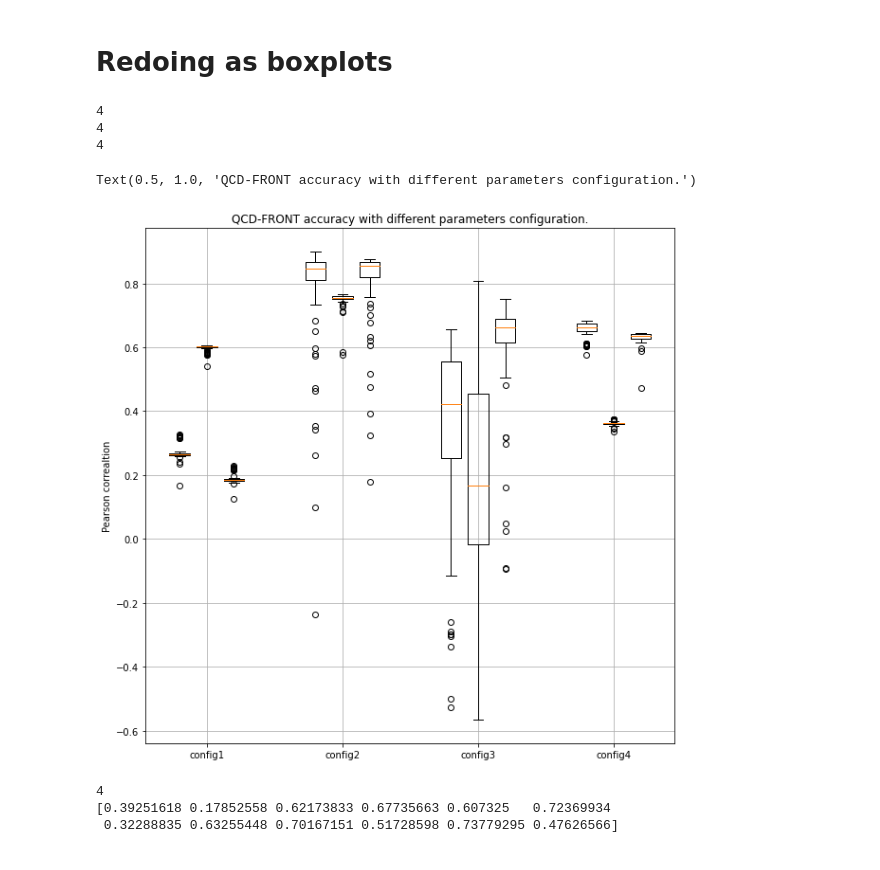
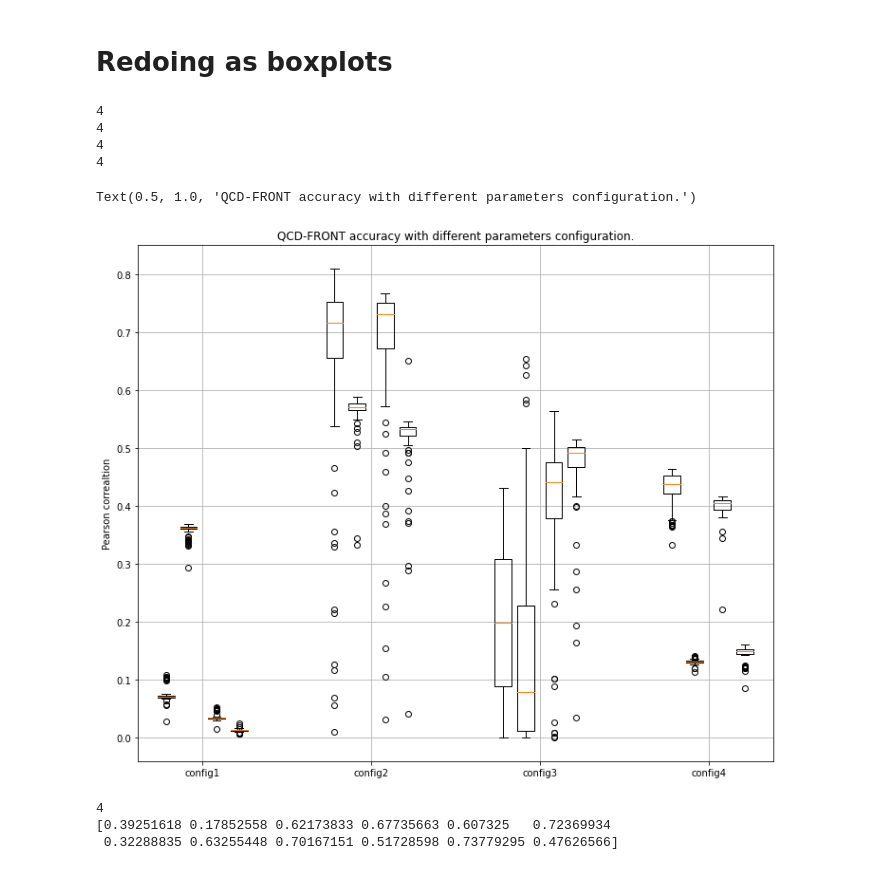
Before and after one commit to jpcsmith/qcsd-experiments, a Jupyter notebook: notebooks/redoing_plots.ipynb, the cells around one changed output. Cells and saved outputs as stored; diff of their text form; code cells hidden in the pictures.

Commit message:
added ba0bab data to plot, plotting squares

```diff
--- a/notebooks/redoing_plots.ipynb
+++ b/notebooks/redoing_plots.ipynb
@@ -96,6 +96,13 @@ conf2_dabba_f = f"{resdir}/pearson/front/config2/dabbad00/aggregate/res_dummy.js
 conf3_dabba_f = f"{resdir}/pearson/front/config3/dabbad00/aggregate/res_dummy.json"
 conf4_dabba_f = f"{resdir}/pearson/front/config4/dabbad00/aggregate/res_dummy.json"
 dabba_f = [conf1_dabba_f, conf2_dabba_f, conf3_dabba_f, conf4_dabba_f]
+
+conf1_ba0bab_f = f"{resdir}/pearson/front/config1/ba0bab/aggregate/res_dummy.json"
+conf2_ba0bab_f = f"{resdir}/pearson/front/config2/ba0bab/aggregate/res_dummy.json"
+conf3_ba0bab_f = f"{resdir}/pearson/front/config3/ba0bab/aggregate/res_dummy.json"
+conf4_ba0bab_f = f"{resdir}/pearson/front/config4/ba0bab/aggregate/res_dummy.json"
+ba0bab_f = [conf1_ba0bab_f, conf2_ba0bab_f, conf3_ba0bab_f, conf4_ba0bab_f]
+
 
 # data cafe
 cafe = {}
@@ -136,37 +143,56 @@ for file, conf in zip(dabba_f, confs):
     dabba[conf] = {"TX": tx_means, "RX": rx_means}
     data_dabba += [rx_means]
 
+# data dabba
+ba0bab = {}
+data_ba0bab = []
+for file, conf in zip(ba0bab_f, confs):
+    with open(file, "r") as f:
+        jsonfile = json.load(f)
+    pearsons_TX = jsonfile['TX']
+    pearsons_RX = jsonfile['RX']
+    (tx_means, pearsons_TX) = aggregate_and_means(pearsons_TX)
+    (rx_means, pearsons_RX) = aggregate_and_means(pearsons_RX)
+    ba0bab[conf] = {"TX": tx_means, "RX": rx_means}
+    data_ba0bab += [rx_means]
+
 print(len(data_cafe))
 print(len(data_dead))
 print(len(data_dabba))
+print(len(data_ba0bab))
 # %% [output]
 4
 4
 4
+4
 # %%
-f, ax = plt.subplots(1,1, figsize=(10,10))
+f, ax = plt.subplots(1,1, figsize=(12,10))
 
-bpcafe = ax.boxplot(data_cafe,
-                    positions=np.array(range(len(data_cafe)))*2.0-0.4,
+bpcafe = ax.boxplot(np.square(data_cafe),
+                    positions=np.array(range(len(data_cafe)))*3.0-0.65,
                     widths=0.3
                     )
-bpdead = ax.boxplot(data_dead,
-                    positions=np.array(range(len(data_dead)))*2.0+0.0,
+bpdead = ax.boxplot(np.square(data_dead),
+                    positions=np.array(range(len(data_dead)))*3.0-0.25,
                     widths=0.3
                     )
-bpdabba = ax.boxplot(data_dabba,
-                    positions=np.array(range(len(data_dabba)))*2.0+0.4,
+bpdabba = ax.boxplot(np.square(data_dabba),
+                    positions=np.array(range(len(data_dabba)))*3.0+0.25,
                     widths=0.3
                     )
-ax.set_xticks(range(0, len(confs)*2, 2))
+bpba0bab = ax.boxplot(np.square(data_ba0bab),
+                    positions=np.array(range(len(data_ba0bab)))*3.0+0.65,
+                    widths=0.3
+                    )
+ax.set_xticks(range(0, len(confs)*3, 3))
 ax.set_xticklabels(confs)
 ax.grid()
 
 ax.set_ylabel("Pearson correaltion")
 ax.set_title("QCD-FRONT accuracy with different parameters configuration.")
 # %% [output]
 Text(0.5, 1.0, 'QCD-FRONT accuracy with different parameters configuration.')
-[figure, old version]
+[figure, new version]
 # %%
 print(len(bpdabba['fliers']))
 outliers = [flier.get_ydata() for flier in bpdabba["fliers"]]
```
Also changed, not shown: 1 other file.
